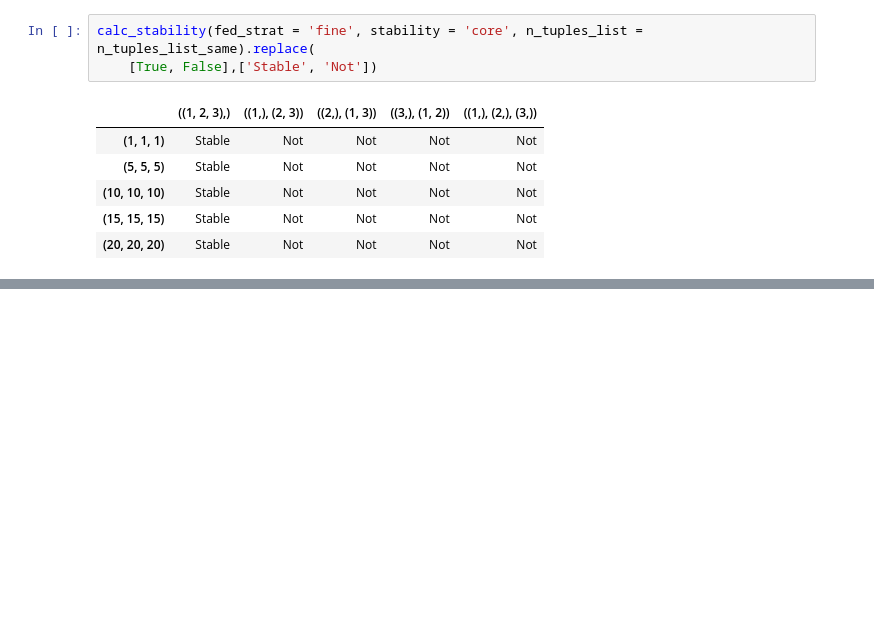
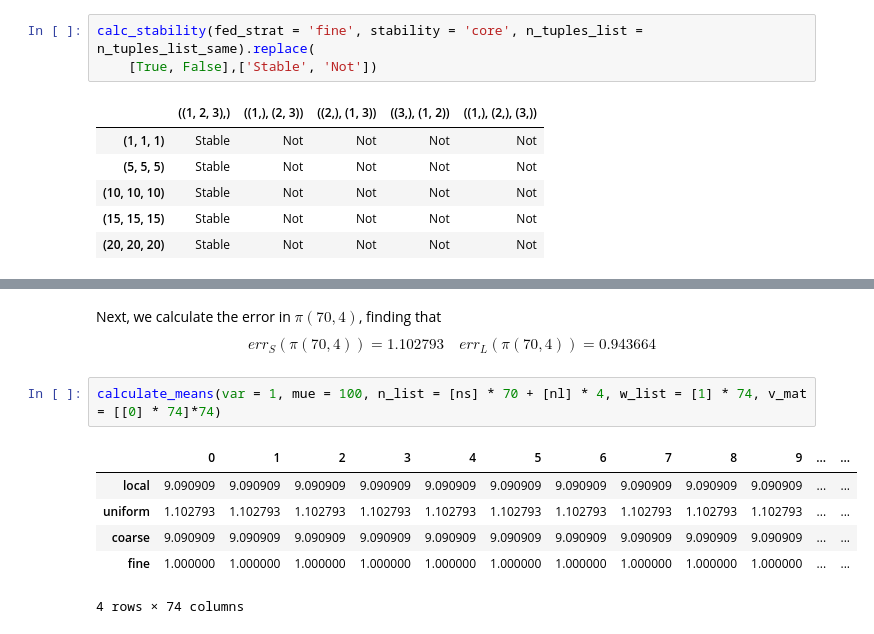
Before and after one commit to kpdonahue/model_sharing_games, a Jupyter notebook: 03_calculate_stability.ipynb, the cells around one changed output, grey strips where cells are left out. Drawn from its saved outputs; the diff is of its cells as text; blank space fills up the shorter version.

```diff
--- a/03_calculate_stability.ipynb
+++ b/03_calculate_stability.ipynb
@@ -434,0 +452,12 @@ calc_stability(fed_strat = 'fine', stability = 'core', n_tuples_list = n_tuples_
+# %% [markdown]
+Next, we calculate the error in $\pi(70, 4)$, finding that
+$$err_S(\pi(70, 4)) = 1.102793 \quad err_L(\pi(70, 4)) = 0.943664$$
+# %%
+calculate_means(var = 1, mue = 100, n_list = [ns] * 70 + [nl] * 4, w_list = [1] * 74, v_mat = [[0] * 74]*74)
+# %% [output]
+|  | 0 | 1 | 2 | 3 | 4 | 5 | 6 | 7 | 8 | 9 | ... | ... |
+| local | 9.090909 | 9.090909 | 9.090909 | 9.090909 | 9.090909 | 9.090909 | 9.090909 | 9.090909 | 9.090909 | 9.090909 | ... | ... |
+| uniform | 1.102793 | 1.102793 | 1.102793 | 1.102793 | 1.102793 | 1.102793 | 1.102793 | 1.102793 | 1.102793 | 1.102793 | ... | ... |
+| coarse | 9.090909 | 9.090909 | 9.090909 | 9.090909 | 9.090909 | 9.090909 | 9.090909 | 9.090909 | 9.090909 | 9.090909 | ... | ... |
+| fine | 1.000000 | 1.000000 | 1.000000 | 1.000000 | 1.000000 | 1.000000 | 1.000000 | 1.000000 | 1.000000 | 1.000000 | ... | ... |
+4 rows × 74 columns
```
Also changed, not shown: parts of 8 cells of this notebook.
